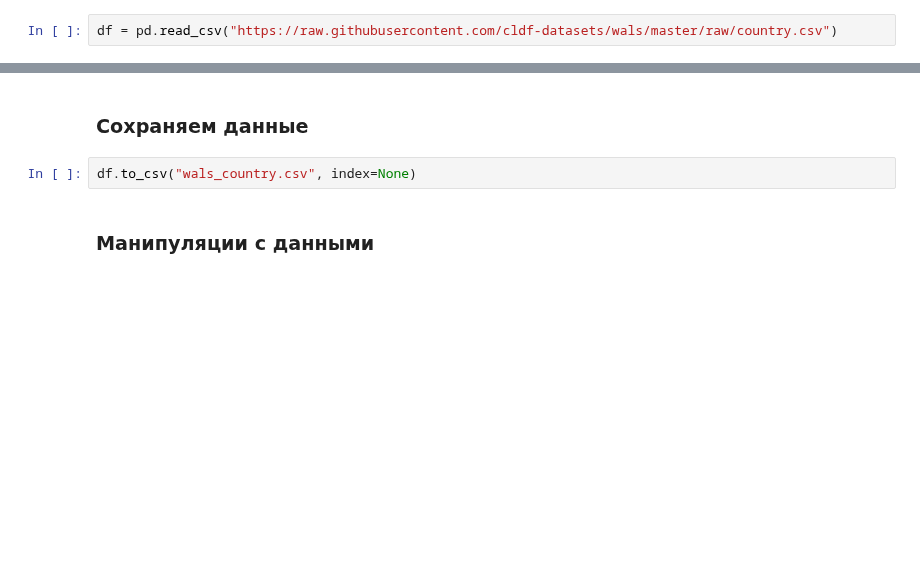
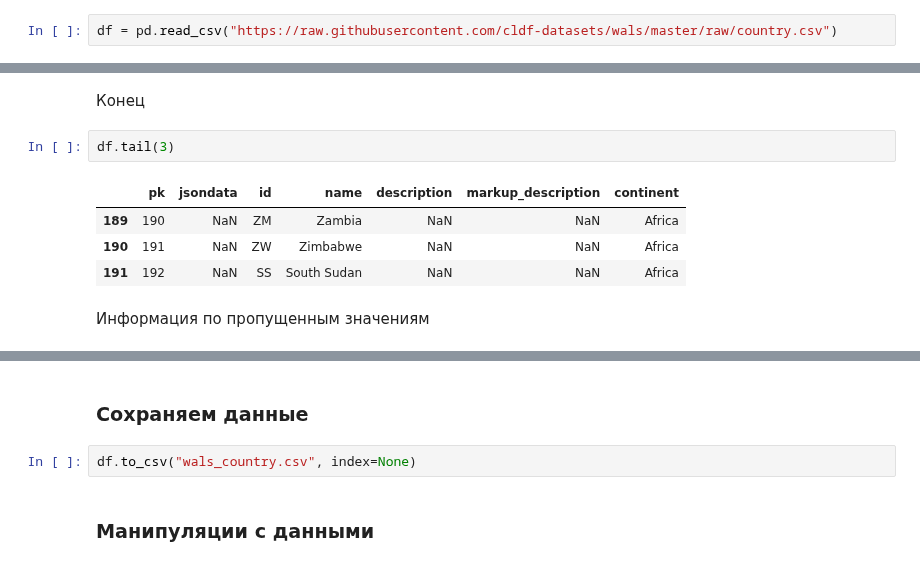
Before and after one commit to hse-ling-python/seminars, a Jupyter notebook: visualization/pandas.ipynb, the cells around one changed output, grey strips where cells are left out. Saved outputs shown, nothing was run; the diff lists cells and outputs as text; blank space fills up the shorter version.

```diff
--- a/visualization/pandas.ipynb
+++ b/visualization/pandas.ipynb
@@ -110,0 +111,11 @@ df.head()
+# %% [markdown]
+Конец
+# %%
+df.tail(3)
+# %% [output]
+|  | pk | jsondata | id | name | description | markup_description | continent |
+| 189 | 190 | NaN | ZM | Zambia | NaN | NaN | Africa |
+| 190 | 191 | NaN | ZW | Zimbabwe | NaN | NaN | Africa |
+| 191 | 192 | NaN | SS | South Sudan | NaN | NaN | Africa |
+# %% [markdown]
+Информация по пропущенным значениям
```
Also changed, not shown: parts of 7 cells of this notebook.
